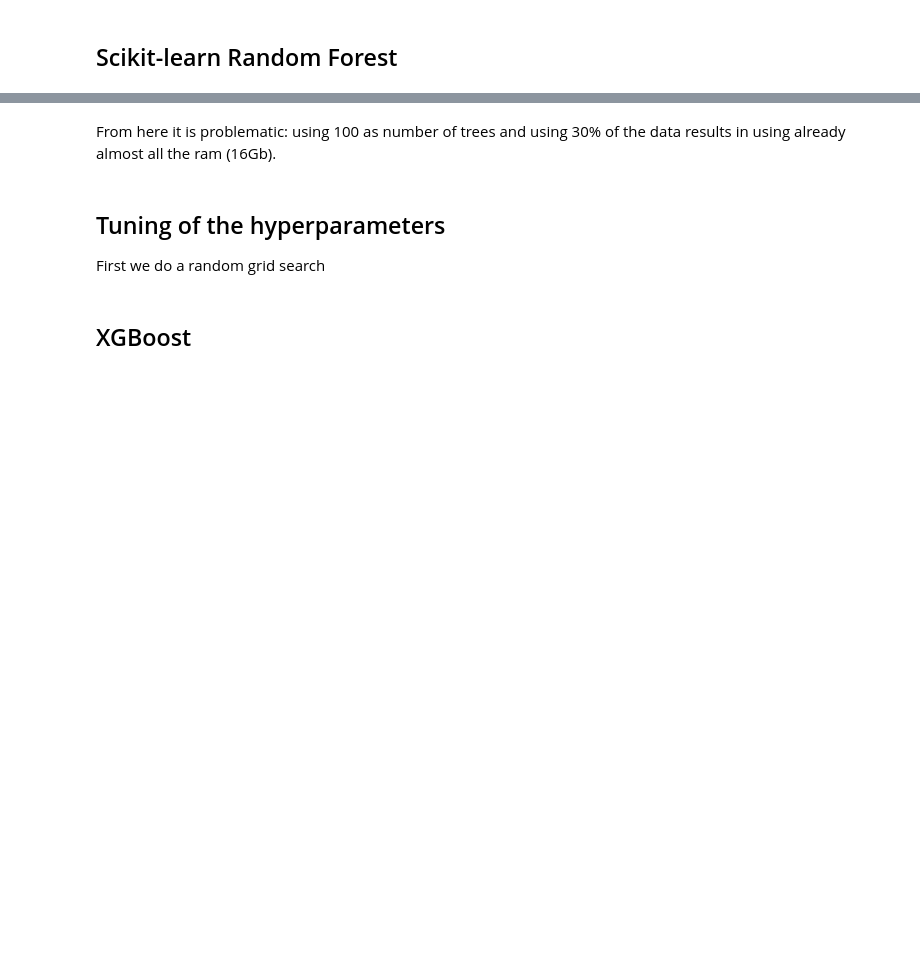
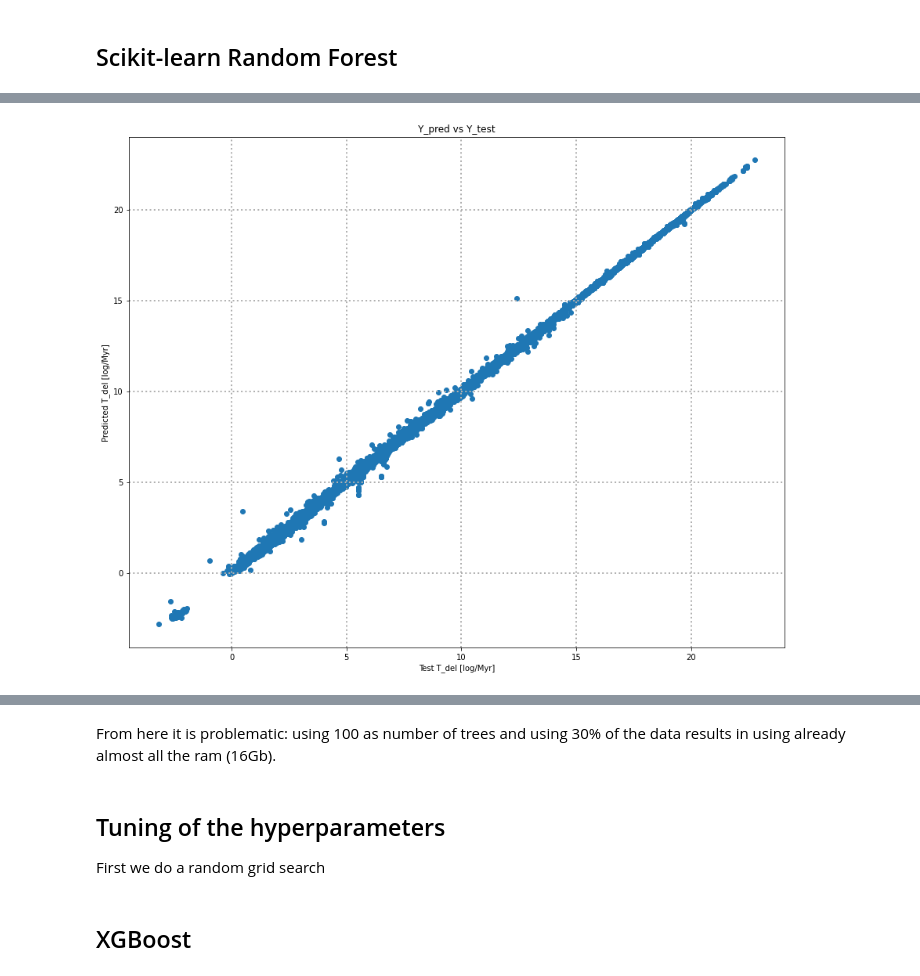
Before and after one commit to Bahadoram/Delay-Time-Dist.-of-Compact-Binary-Objects, a Jupyter notebook: random_forest.ipynb, the cells around one changed output, grey strips where cells are left out. Drawn from its saved outputs; the diff is of its cells as text; code cells hidden in the pictures; blank space fills up the shorter version.

```diff
--- a/random_forest.ipynb
+++ b/random_forest.ipynb
@@ -159,0 +221,4 @@ plt.show()
+# %%
+Plot_TestPred(Y_pred=Y_pred, Y_test=Y_test, log=False)
+# %% [output]
+[figure, added]
```
Also changed, not shown: parts of 19 cells of this notebook.
